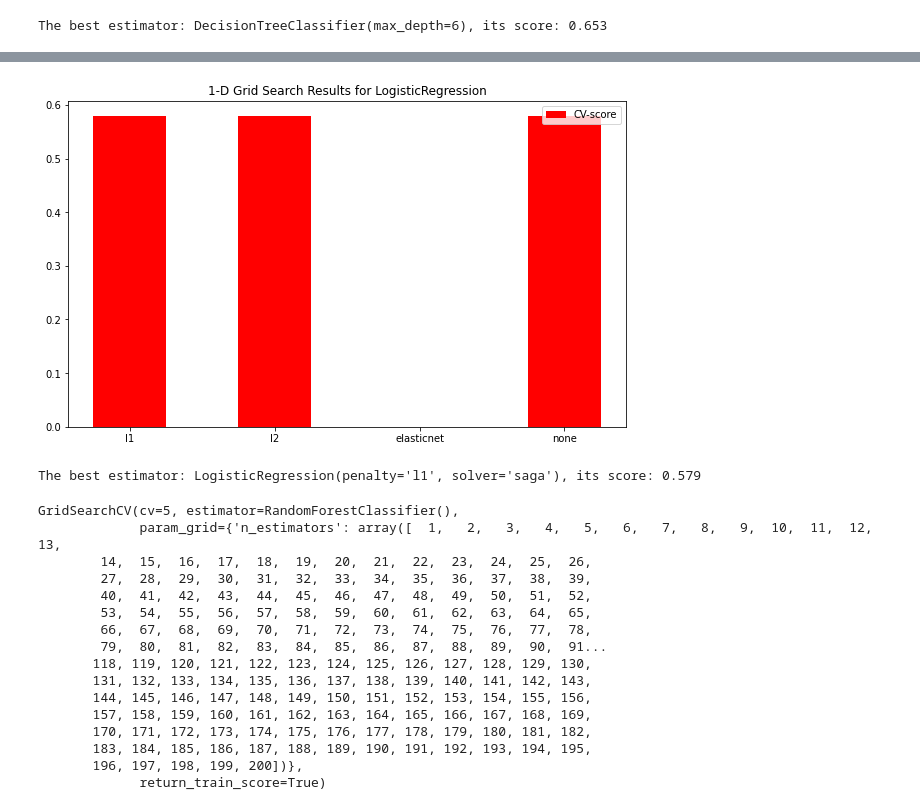
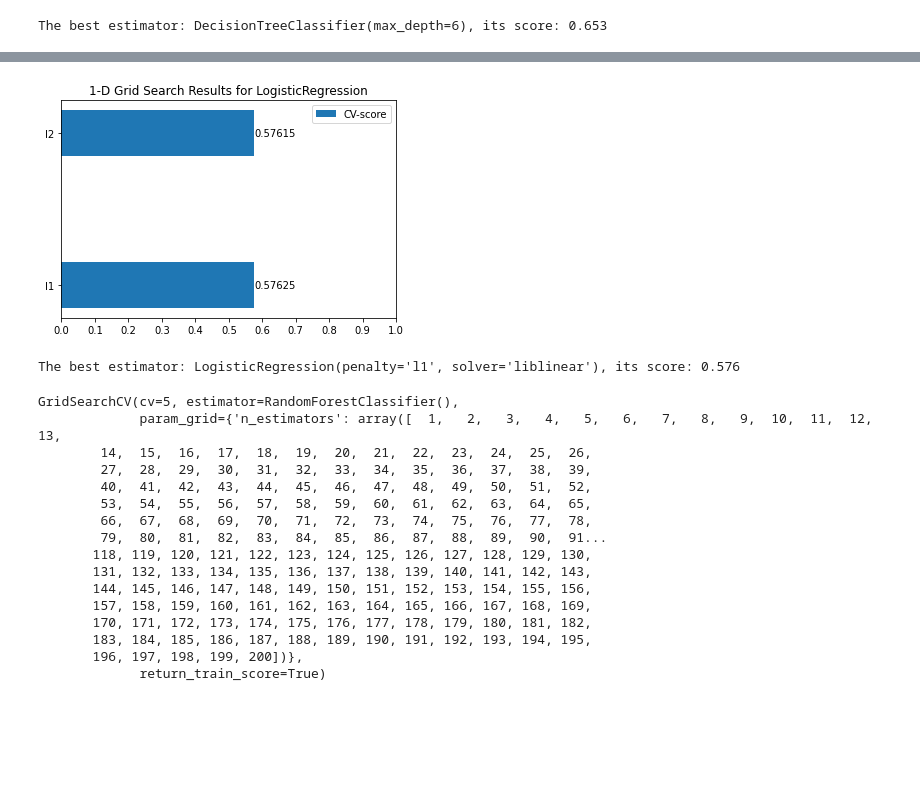
Before and after one commit to eugeuie/machine-learning, a Jupyter notebook: homework_2_feature_selection_gridsearch/2021_lab02_m103_Abdullaeva_Evgenia.ipynb, the cells around one changed output, grey strips where cells are left out. Drawn from its saved outputs; the diff is of its cells as text; code cells hidden in the pictures; blank space fills up the shorter version.

```diff
--- a/homework_2_feature_selection_gridsearch/2021_lab02_m103_Abdullaeva_Evgenia.ipynb
+++ b/homework_2_feature_selection_gridsearch/2021_lab02_m103_Abdullaeva_Evgenia.ipynb
@@ -524,9 +546,9 @@ print('The best estimator: {}, its score: {:.3f}'.format(dt_grid_searcher.best_e
 # %% [output]
 The best estimator: DecisionTreeClassifier(max_depth=6), its score: 0.653
 # %%
-lr_clf = LogisticRegression(solver='saga')
+lr_clf = LogisticRegression(solver='liblinear')
 lr_grid = {
-    "penalty": ['l1', 'l2', 'elasticnet', 'none']
+    "penalty": ['l1', 'l2']
 }
 # %%
 lr_grid_searcher = GridSearchCV(lr_clf, lr_grid, cv=5, return_train_score=True)
@@ -553,30 +559,21 @@ GridSearchCV(cv=5, estimator=LogisticRegression(solver='saga'),
 # %%
 means = lr_grid_searcher.cv_results_['mean_test_score']
 stds = lr_grid_searcher.cv_results_['std_test_score']
-# %%
-plt.figure(figsize=(10, 6))
-xs = lr_grid_searcher.param_grid["penalty"]
-# plt.plot(xs, means, label="CV-score", color='red')
-plt.bar(xs, means, label="CV-score", width=0.5, color = 'red')
-# plt.fill_between(xs, means - 3 * stds, means + 3 * stds, label='variance')
-plt.legend(loc='upper right')
-plt.title('1-D Grid Search Results for LogisticRegression')
-plt.show()
-
-# plt.figure(figsize=(12,4))
-# plt.bar(default_x, model_coefs, label=model_lr_sc, width=0.5, color = 'red')
-# plt.xticks(default_x)
-# plt.xlabel('Coefficient Index')
-# plt.ylabel('Coefficient Magnitude')
-# plt.legend(loc='upper right')
-# plt.grid()
-# plt.show()
-# %% [output]
-[figure, removed]
+# %%
+ys = lr_grid_searcher.param_grid["penalty"]
+fig, ax = plt.subplots()
+ax.barh(ys, means, label="CV-score", height=0.3)
+ax.bar_label(ax.containers[0])
+plt.xticks(np.arange(0, 1.1, 0.1))
+plt.legend(loc='upper right')
+plt.title('1-D Grid Search Results for LogisticRegression')
+plt.show()
+# %% [output]
+[figure, added]
 # %%
 print('The best estimator: {}, its score: {:.3f}'.format(lr_grid_searcher.best_estimator_, lr_grid_searcher.best_score_))
 # %% [output]
-The best estimator: LogisticRegression(penalty='l1', solver='saga'), its score: 0.579
+The best estimator: LogisticRegression(penalty='l1', solver='liblinear'), its score: 0.576
 # %%
 rf_clf = RandomForestClassifier()
 rf_grid = {
```
Also changed, not shown: parts of 5 cells of this notebook.
